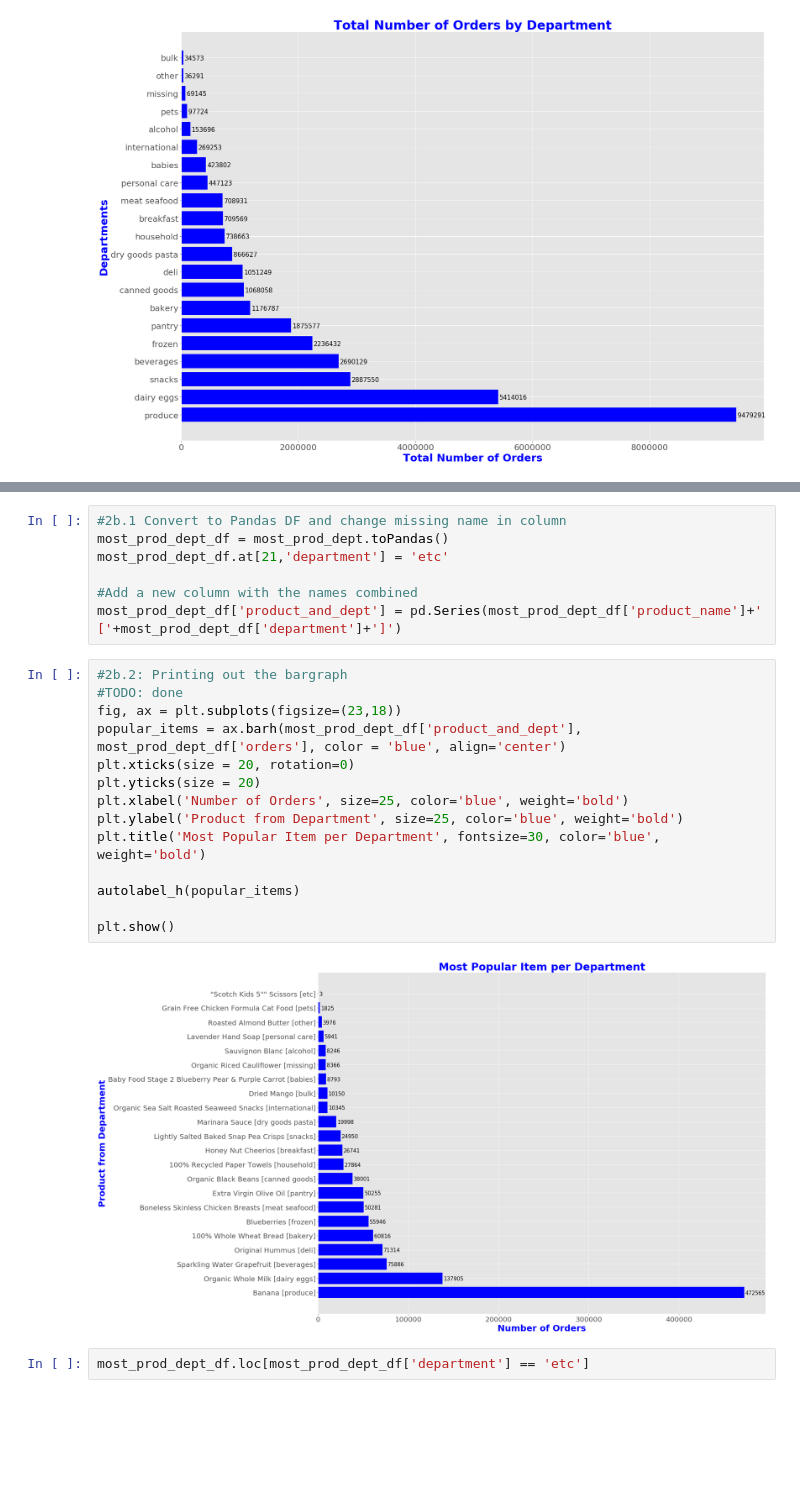
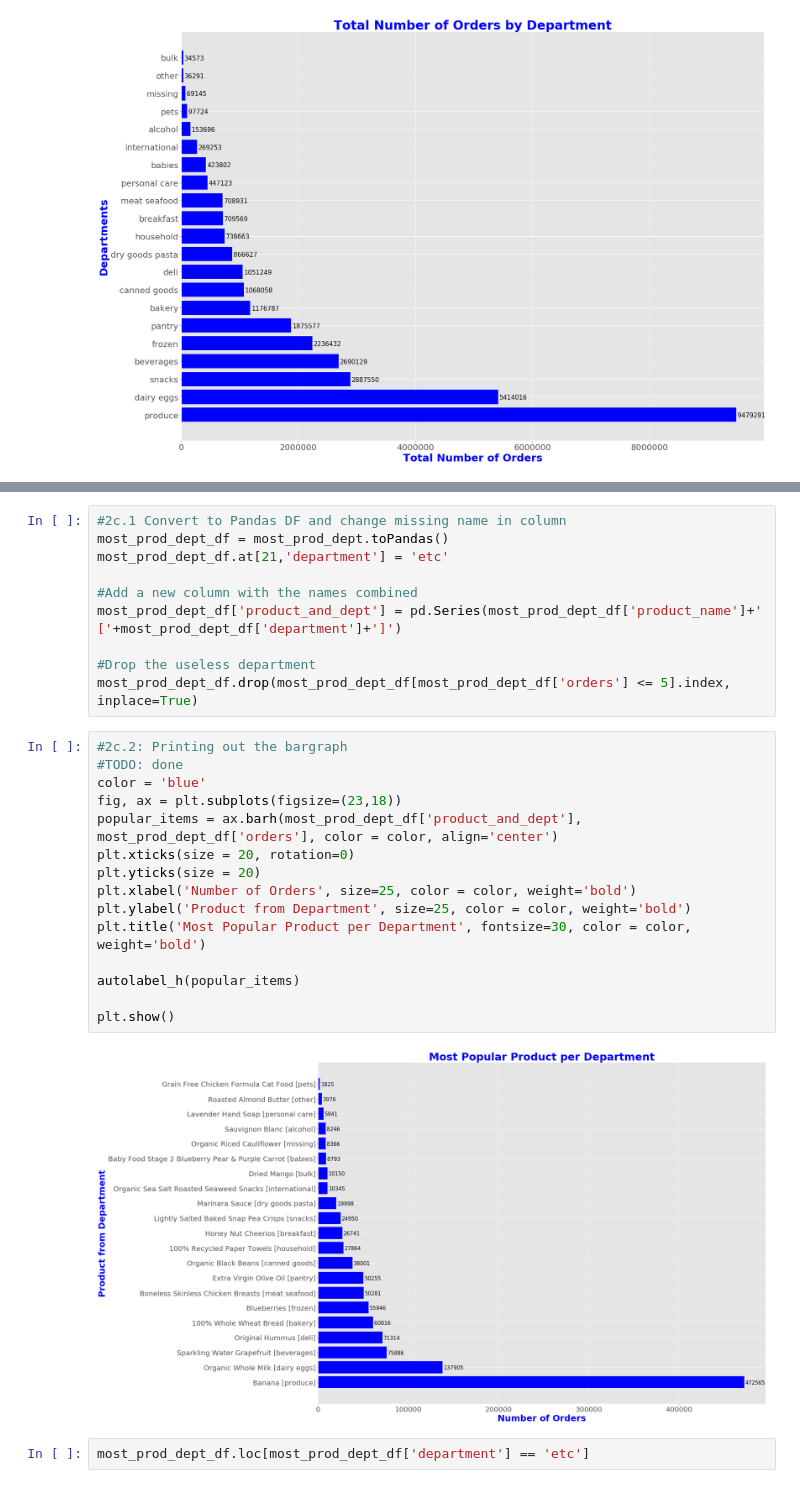
Before and after one commit to WinrichSy/Capstone_Instagram, a Jupyter notebook: Capstone 1 Instacart.ipynb, the cells around one changed output, grey strips where cells are left out. Saved outputs shown, nothing was run; the diff lists cells and outputs as text; blank space fills up the shorter version.

Commit message:
more graphs

```diff
--- a/Capstone 1 Instacart.ipynb
+++ b/Capstone 1 Instacart.ipynb
@@ -431,26 +482,30 @@ most_prod_dept = most_prod_dept.drop('product_rank')
 # %%
-#2b.1 Convert to Pandas DF and change missing name in column
+#2c.1 Convert to Pandas DF and change missing name in column
 most_prod_dept_df = most_prod_dept.toPandas()
 most_prod_dept_df.at[21,'department'] = 'etc'
 
 #Add a new column with the names combined
 most_prod_dept_df['product_and_dept'] = pd.Series(most_prod_dept_df['product_name']+' ['+most_prod_dept_df['department']+']')
+
+#Drop the useless department
+most_prod_dept_df.drop(most_prod_dept_df[most_prod_dept_df['orders'] <= 5].index, inplace=True)
 # %%
-#2b.2: Printing out the bargraph
+#2c.2: Printing out the bargraph
 #TODO: done
+color = 'blue'
 fig, ax = plt.subplots(figsize=(23,18))
-popular_items = ax.barh(most_prod_dept_df['product_and_dept'], most_prod_dept_df['orders'], color = 'blue', align='center')
+popular_items = ax.barh(most_prod_dept_df['product_and_dept'], most_prod_dept_df['orders'], color = color, align='center')
 plt.xticks(size = 20, rotation=0)
 plt.yticks(size = 20)
-plt.xlabel('Number of Orders', size=25, color='blue', weight='bold')
-plt.ylabel('Product from Department', size=25, color='blue', weight='bold')
-plt.title('Most Popular Item per Department', fontsize=30, color='blue', weight='bold')
+plt.xlabel('Number of Orders', size=25, color = color, weight='bold')
+plt.ylabel('Product from Department', size=25, color = color, weight='bold')
+plt.title('Most Popular Product per Department', fontsize=30, color = color, weight='bold')
 
 autolabel_h(popular_items)
 
 plt.show()
 # %% [output]
-[figure, old version]
+[figure, new version]
 # %%
 most_prod_dept_df.loc[most_prod_dept_df['department'] == 'etc']
 # %% [output]
```
Also changed, not shown: parts of 22 cells of this notebook.
